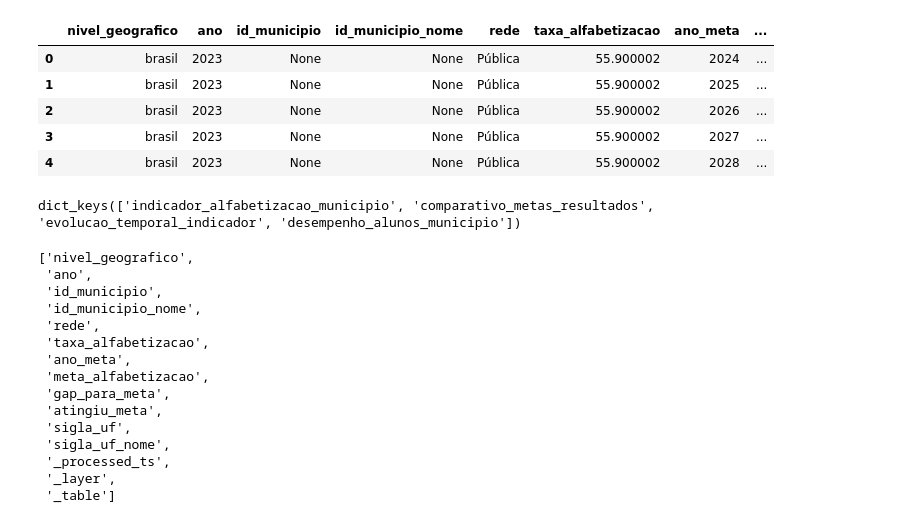
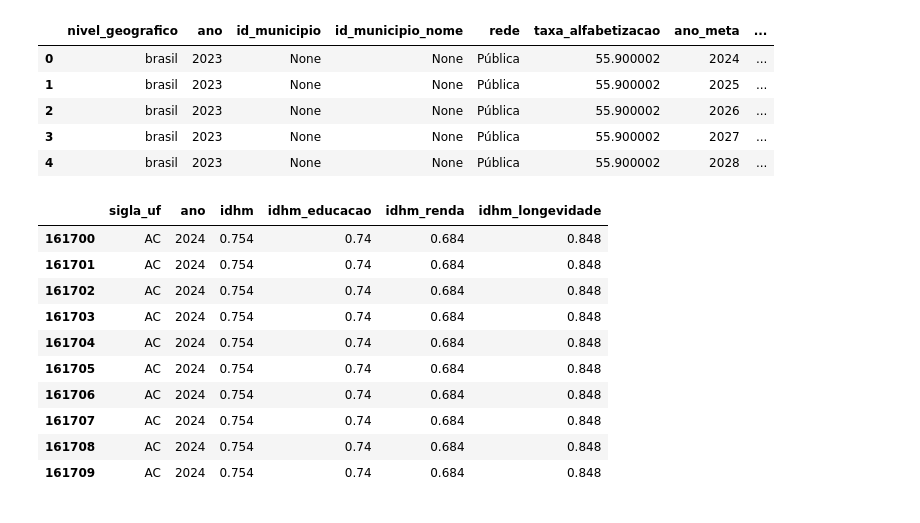
Before and after one commit to AndrePellegrini/tech-challenge-fase2, a Jupyter notebook: notebooks/03_atlas_exploration.ipynb, the cells around one changed output. Cells and saved outputs as stored; diff of their text form; code cells hidden in the pictures.

```diff
--- a/notebooks/03_atlas_exploration.ipynb
+++ b/notebooks/03_atlas_exploration.ipynb
@@ -145,27 +209,26 @@ df.head()
 | 2 | brasil | 2023 | None | None | Pública | 55.900002 | 2026 | ... |
 | 3 | brasil | 2023 | None | None | Pública | 55.900002 | 2027 | ... |
 | 4 | brasil | 2023 | None | None | Pública | 55.900002 | 2028 | ... |
-# %%
-from src.gold.catalog import GOLD_CATALOG
-
-GOLD_CATALOG.keys()
-# %% [output]
-dict_keys(['indicador_alfabetizacao_municipio', 'comparativo_metas_resultados', 'evolucao_temporal_indicador', 'desempenho_alunos_municipio'])
-# %%
-df.columns.tolist()
-# %% [output]
-['nivel_geografico',
- 'ano',
- 'id_municipio',
- 'id_municipio_nome',
- 'rede',
- 'taxa_alfabetizacao',
- 'ano_meta',
- 'meta_alfabetizacao',
- 'gap_para_meta',
- 'atingiu_meta',
- 'sigla_uf',
- 'sigla_uf_nome',
- '_processed_ts',
- '_layer',
- '_table']
+# %%
+df.query("nivel_geografico == 'uf'")[
+    [
+        'sigla_uf',
+        'ano',
+        'idhm',
+        'idhm_educacao',
+        'idhm_renda',
+        'idhm_longevidade'
+    ]
+].head(10)
+# %% [output]
+|  | sigla_uf | ano | idhm | idhm_educacao | idhm_renda | idhm_longevidade |
+| 161700 | AC | 2024 | 0.754 | 0.74 | 0.684 | 0.848 |
+| 161701 | AC | 2024 | 0.754 | 0.74 | 0.684 | 0.848 |
+| 161702 | AC | 2024 | 0.754 | 0.74 | 0.684 | 0.848 |
+| 161703 | AC | 2024 | 0.754 | 0.74 | 0.684 | 0.848 |
+| 161704 | AC | 2024 | 0.754 | 0.74 | 0.684 | 0.848 |
+| 161705 | AC | 2024 | 0.754 | 0.74 | 0.684 | 0.848 |
+| 161706 | AC | 2024 | 0.754 | 0.74 | 0.684 | 0.848 |
+| 161707 | AC | 2024 | 0.754 | 0.74 | 0.684 | 0.848 |
+| 161708 | AC | 2024 | 0.754 | 0.74 | 0.684 | 0.848 |
+| 161709 | AC | 2024 | 0.754 | 0.74 | 0.684 | 0.848 |
```
Also changed, not shown: parts of 25 cells of this notebook, 20 other files.
